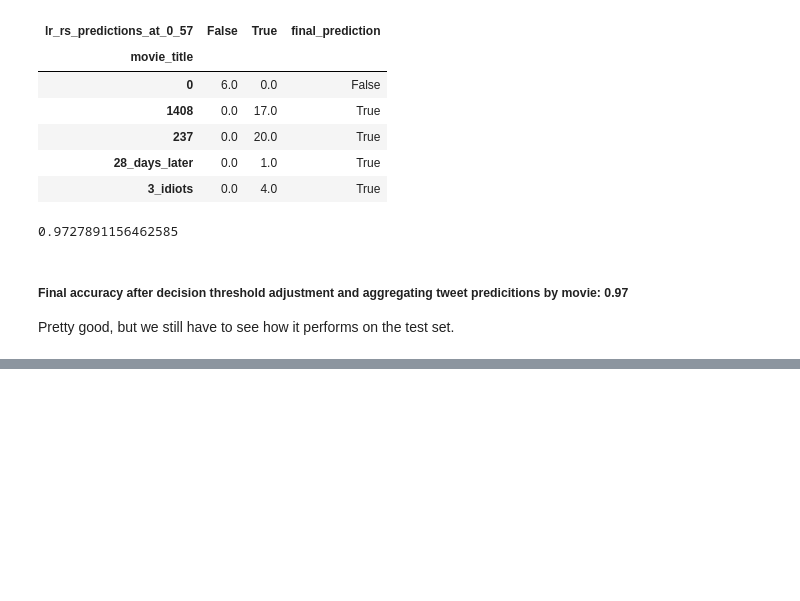
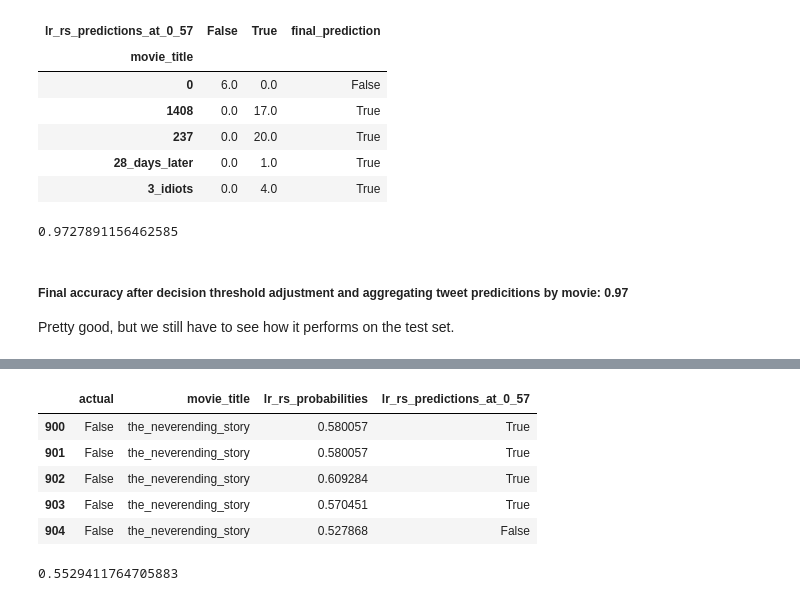
Before and after one commit to matthewzapata/twitter-trigger-warnings, a Jupyter notebook: modeling_with_bigrams.ipynb, the cells around one changed output, grey strips where cells are left out. Saved outputs shown, nothing was run; the diff lists cells and outputs as text; code cells hidden in the pictures; blank space fills up the shorter version.

Commit message:
Finish bigram modeling. Accuracy: 0.63

```diff
--- a/modeling_with_bigrams.ipynb
+++ b/modeling_with_bigrams.ipynb
@@ -487,0 +497,3 @@ Pretty good, but we still have to see how it performs on the test set.
+# %%
+test['lr_rs_probabilities'] = lr_rs.predict_proba(X_test)[:,1]
+test.head()
@@ -487,0 +507,11 @@ Pretty good, but we still have to see how it performs on the test set.
+# %%
+test['lr_rs_predictions_at_0_57'] = (test.lr_rs_probabilities
+                                     .apply(classify_with_new_decision_threshold, new_threshold=0.57))
+test.head()
+# %% [output]
+|  | actual | movie_title | lr_rs_probabilities | lr_rs_predictions_at_0_57 |
+| 900 | False | the_neverending_story | 0.580057 | True |
+| 901 | False | the_neverending_story | 0.580057 | True |
+| 902 | False | the_neverending_story | 0.609284 | True |
+| 903 | False | the_neverending_story | 0.570451 | True |
+| 904 | False | the_neverending_story | 0.527868 | False |
@@ -487,0 +520,4 @@ Pretty good, but we still have to see how it performs on the test set.
+# %%
+accuracy_score(test.actual, test.lr_rs_predictions_at_0_57)
+# %% [output]
+0.5529411764705883
```
Also changed, not shown: parts of 7 cells of this notebook.
